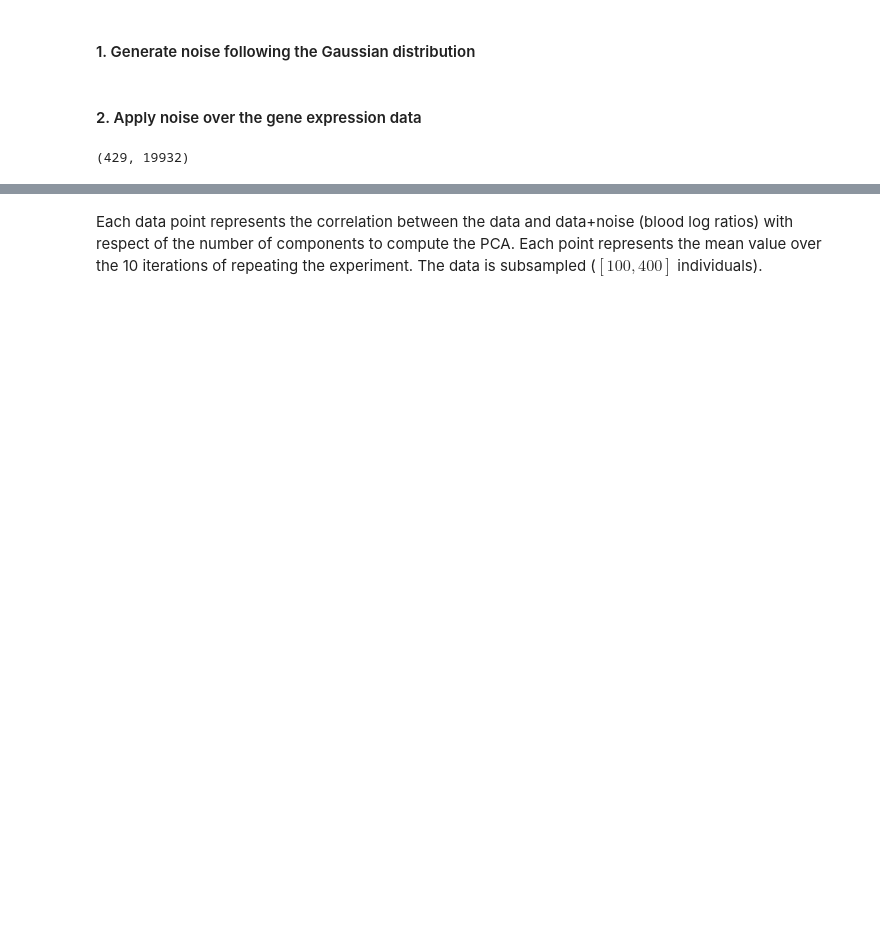
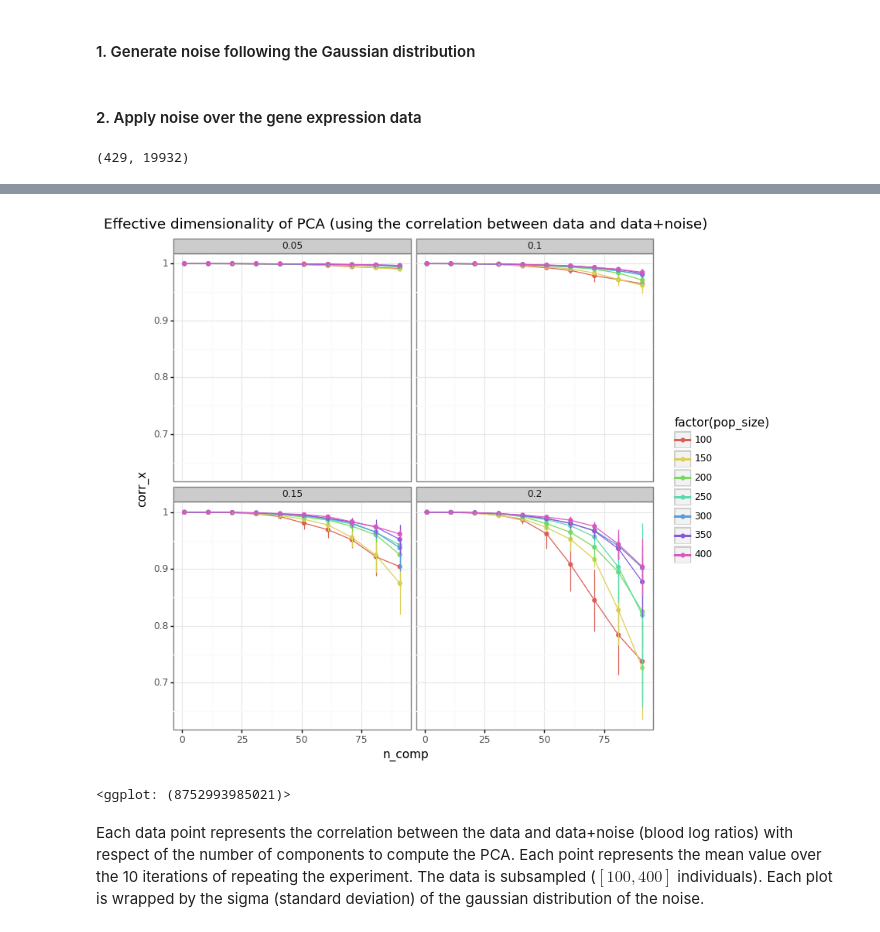
Before and after one commit to gagneurlab/rep, a Jupyter notebook: notebooks/preprocessing/7_effective_dim_of_pca.ipynb, the cells around one changed output, grey strips where cells are left out. Drawn from its saved outputs; the diff is of its cells as text; code cells hidden in the pictures; blank space fills up the shorter version.

Commit message:
#22 finish effective dimensionality of the data

```diff
--- a/notebooks/preprocessing/7_effective_dim_of_pca.ipynb
+++ b/notebooks/preprocessing/7_effective_dim_of_pca.ipynb
@@ -116,0 +119,12 @@ eff_dim_data.to_csv(index=False)
+# %%
+import matplotlib.pyplot as plt
+from plotnine import *
+
+import warnings; warnings.simplefilter('ignore')
+%matplotlib inline
+eff_copy = eff_dim_data.rename(index=str, columns={"sigma": "sigma_gaussian"})
+# %%
+df1 = eff_copy.groupby(['n_comp', 'pop_size','sigma_gaussian']).mean().reset_index()
+df2 = eff_copy.groupby(['n_comp', 'pop_size','sigma_gaussian']).std().reset_index()
+df = pd.merge(df1, df2, on=['n_comp','pop_size','sigma_gaussian'], how='inner')
+df[:10]
@@ -117,18 +143,17 @@ eff_dim_data.to_csv(index=False)
 # %%
-import matplotlib.pyplot as plt
-from plotnine import *
-
-import warnings; warnings.simplefilter('ignore')
-%matplotlib inline
-df = eff_dim_data.groupby(['n_comp', 'pop_size','sigma']).mean()
-
 fig = (
-        ggplot(df, aes(x='n_comp', y='corr',colour='factor(pop_size)')) +
+        ggplot(df, aes(x='n_comp', y='corr_x',colour='factor(pop_size)')) +
         geom_line() +
         geom_point() +
+        geom_errorbar(aes(ymin='corr_x-corr_y', ymax='corr_x+corr_y'), width=.2,
+                 position=position_dodge(0.05)) +
         theme_bw() +
-        facet_wrap('~sigma', ncol = 2) +
+        theme(figure_size = (8, 8)) +
+        facet_wrap('~sigma_gaussian', ncol = 2) +
         ggtitle('Effective dimensionality of PCA (using the correlation between data and data+noise)'))
 fig
+# %% [output]
+[figure, added]
+<ggplot: (8752993985021)>
 # %% [markdown]
-Each data point represents the correlation between the data and data+noise (blood log ratios) with respect of the number of components to compute the PCA. Each point represents the mean value over the 10 iterations of repeating the experiment. The data is subsampled ($[100,400]$ individuals).
+Each data point represents the correlation between the data and data+noise (blood log ratios) with respect of the number of components to compute the PCA. Each point represents the mean value over the 10 iterations of repeating the experiment. The data is subsampled ($[100,400]$ individuals). Each plot is wrapped by the sigma (standard deviation) of the gaussian distribution of the noise.
```
Also changed, not shown: parts of 5 cells of this notebook.
